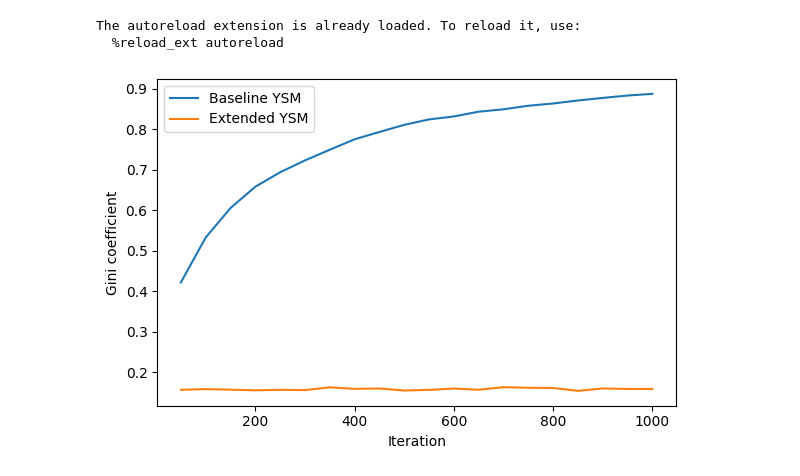
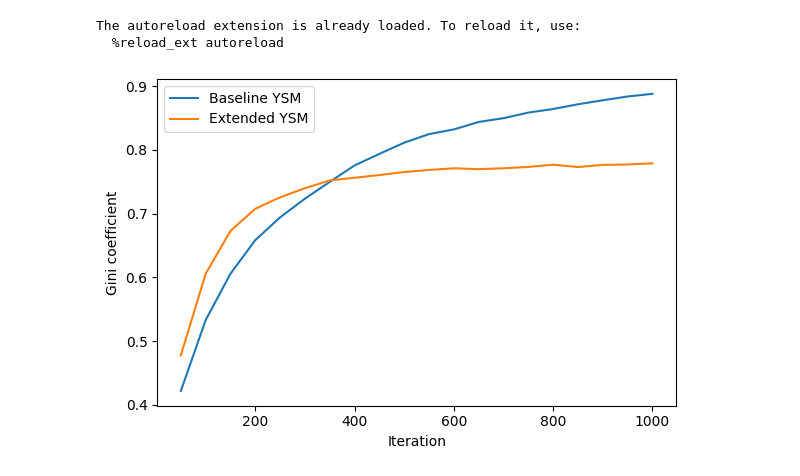
Before and after one commit to ruthilberry/random-asset-exchange, a Jupyter notebook: ys_experiments.ipynb, the cells around one changed output. Cells and saved outputs as stored; diff of their text form; code cells hidden in the pictures.

```diff
--- a/ys_experiments.ipynb
+++ b/ys_experiments.ipynb
@@ -11,24 +11,24 @@ The autoreload extension is already loaded. To reload it, use:
 # %%
 np.random.seed(42)
 
 base = YardSaleModel(n_agents=1_000, f=0.1)
 hist_base = base.run(n_steps=1_000, record_interval=50)
 
 ext = YardSaleModel(
     n_agents=1_000,
     f=0.1,
     transaction_rule=WAARule(zeta=0.2),
-    taxation=Taxation(chi=0.05),
+    taxation=Taxation(chi=0.001, mean_wealth = 1.0),
 )
 hist_ext = ext.run(n_steps=1_000, record_interval=50)
 
 plt.figure(figsize=(6, 4))
 plt.plot(hist_base[:, 0], hist_base[:, 1], label="Baseline YSM")
 plt.plot(hist_ext[:, 0], hist_ext[:, 1], label="Extended YSM")
 plt.xlabel("Iteration")
 plt.ylabel("Gini coefficient")
 plt.legend()
 plt.tight_layout()
 plt.show()
 # %% [output]
-[figure, old version]
+[figure, new version]
```
Also changed, not shown: parts of 3 cells of this notebook, 1 other file.
